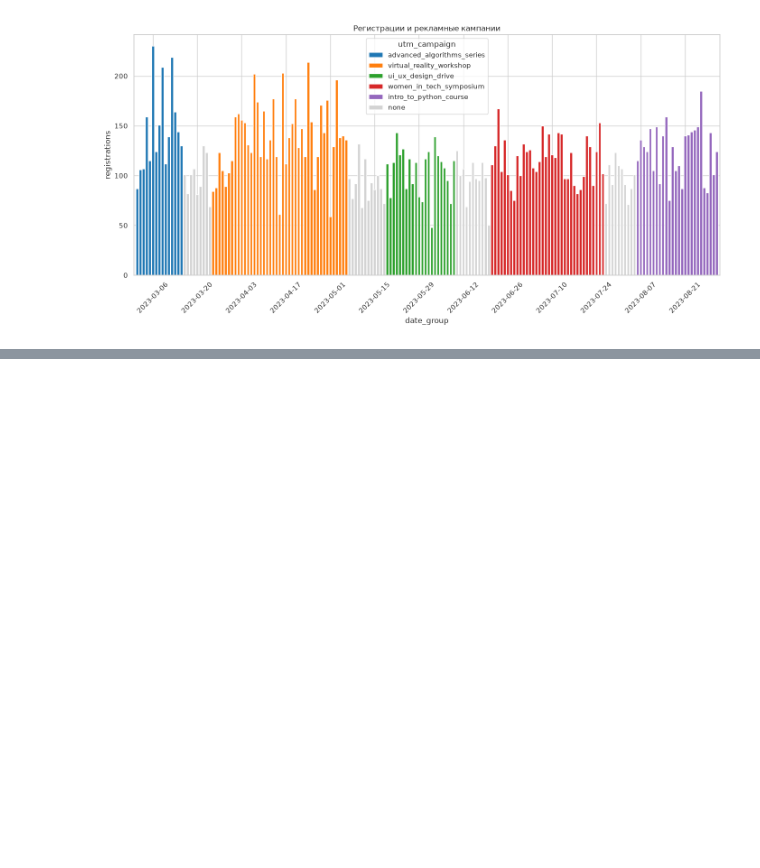
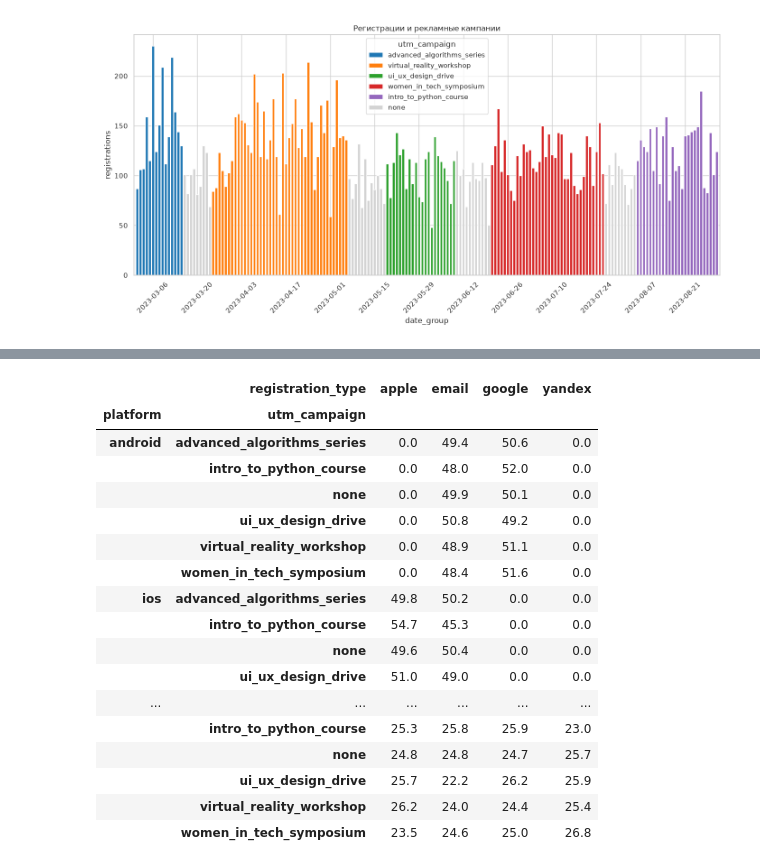
Before and after one commit to arnautovd/bi-analyst-project-100, a Jupyter notebook: charts_project.ipynb, the cells around one changed output, grey strips where cells are left out. Cells and saved outputs as stored; diff of their text form; code cells hidden in the pictures; blank space fills up the shorter version.

```diff
--- a/charts_project.ipynb
+++ b/charts_project.ipynb
@@ -494,0 +520,33 @@ save_chart(fig, 'registrations_by_campaign')
+# %%
+# Доля каждого способа внутри платформы: в периоды кампаний и без рекламы
+registrations_with_ads = registrations.assign(
+    date_group=registrations['datetime'].dt.normalize()
+).merge(ads_conversion[['date_group', 'utm_campaign']], on='date_group')
+
+(
+    registrations_with_ads
+    .groupby(['platform', 'utm_campaign'])['registration_type']
+    .value_counts(normalize=True)
+    .mul(100)
+    .round(1)
+    .unstack(fill_value=0)
+)
+# %% [output]
+|  | registration_type | apple | email | google | yandex |
+| platform | utm_campaign |  |  |  |  |
+| android | advanced_algorithms_series | 0.0 | 49.4 | 50.6 | 0.0 |
+|  | intro_to_python_course | 0.0 | 48.0 | 52.0 | 0.0 |
+|  | none | 0.0 | 49.9 | 50.1 | 0.0 |
+|  | ui_ux_design_drive | 0.0 | 50.8 | 49.2 | 0.0 |
+|  | virtual_reality_workshop | 0.0 | 48.9 | 51.1 | 0.0 |
+|  | women_in_tech_symposium | 0.0 | 48.4 | 51.6 | 0.0 |
+| ios | advanced_algorithms_series | 49.8 | 50.2 | 0.0 | 0.0 |
+|  | intro_to_python_course | 54.7 | 45.3 | 0.0 | 0.0 |
+|  | none | 49.6 | 50.4 | 0.0 | 0.0 |
+|  | ui_ux_design_drive | 51.0 | 49.0 | 0.0 | 0.0 |
+| ... | ... | ... | ... | ... | ... |
+|  | intro_to_python_course | 25.3 | 25.8 | 25.9 | 23.0 |
+|  | none | 24.8 | 24.8 | 24.7 | 25.7 |
+|  | ui_ux_design_drive | 25.7 | 22.2 | 26.2 | 25.9 |
+|  | virtual_reality_workshop | 26.2 | 24.0 | 24.4 | 25.4 |
+|  | women_in_tech_symposium | 23.5 | 24.6 | 25.0 | 26.8 |
```
Also changed, not shown: parts of 5 cells of this notebook, 3 other files.
